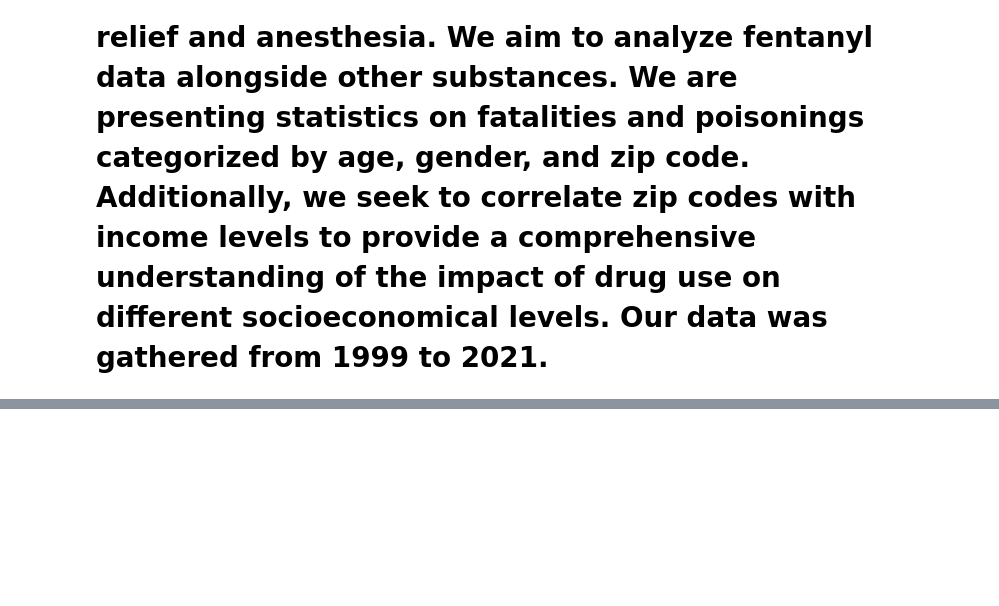
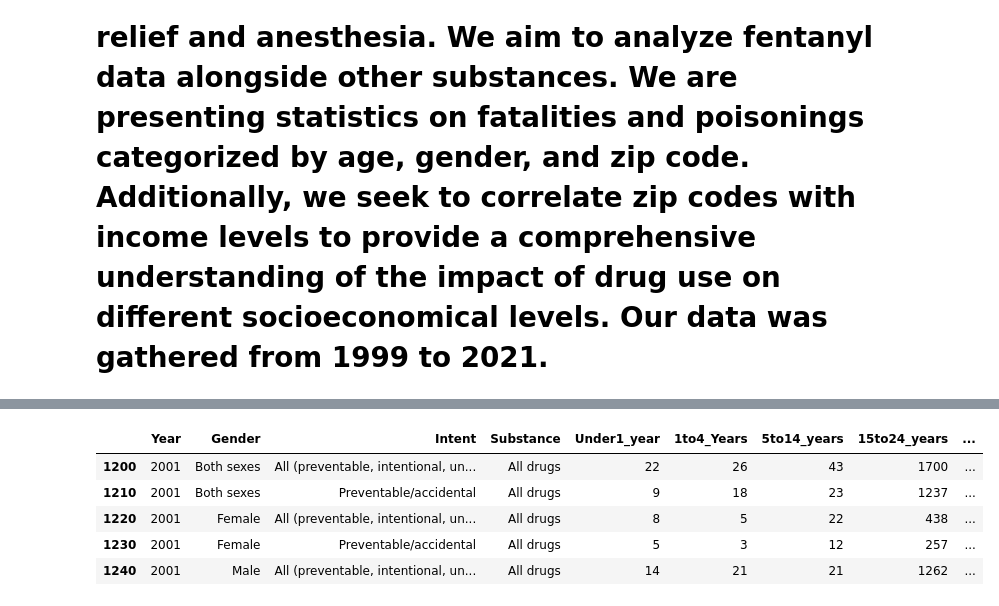
Before and after one commit to ThatCoryGirl/Project3-CrimeData, a Jupyter notebook: Project 3 - Crime Data-checkpoint.ipynb, the cells around one changed output, grey strips where cells are left out. Drawn from its saved outputs; the diff is of its cells as text; code cells hidden in the pictures; blank space fills up the shorter version.

```diff
--- a/Project 3 - Crime Data-checkpoint.ipynb
+++ b/Project 3 - Crime Data-checkpoint.ipynb
@@ -35,0 +66,10 @@ death_data_info.head()
+# %%
+drug_2001_deaths = sorted_by_drug_deaths[sorted_by_drug_deaths['Year'] == 2001]
+drug_2001_deaths.head()
+# %% [output]
+|  | Year | Gender | Intent | Substance | Under1_year | 1to4_Years | 5to14_years | 15to24_years | ... |
+| 1200 | 2001 | Both sexes | All (preventable, intentional, un... | All drugs | 22 | 26 | 43 | 1700 | ... |
+| 1210 | 2001 | Both sexes | Preventable/accidental | All drugs | 9 | 18 | 23 | 1237 | ... |
+| 1220 | 2001 | Female | All (preventable, intentional, un... | All drugs | 8 | 5 | 22 | 438 | ... |
+| 1230 | 2001 | Female | Preventable/accidental | All drugs | 5 | 3 | 12 | 257 | ... |
+| 1240 | 2001 | Male | All (preventable, intentional, un... | All drugs | 14 | 21 | 21 | 1262 | ... |
```
Also changed, not shown: parts of 10 cells of this notebook.
